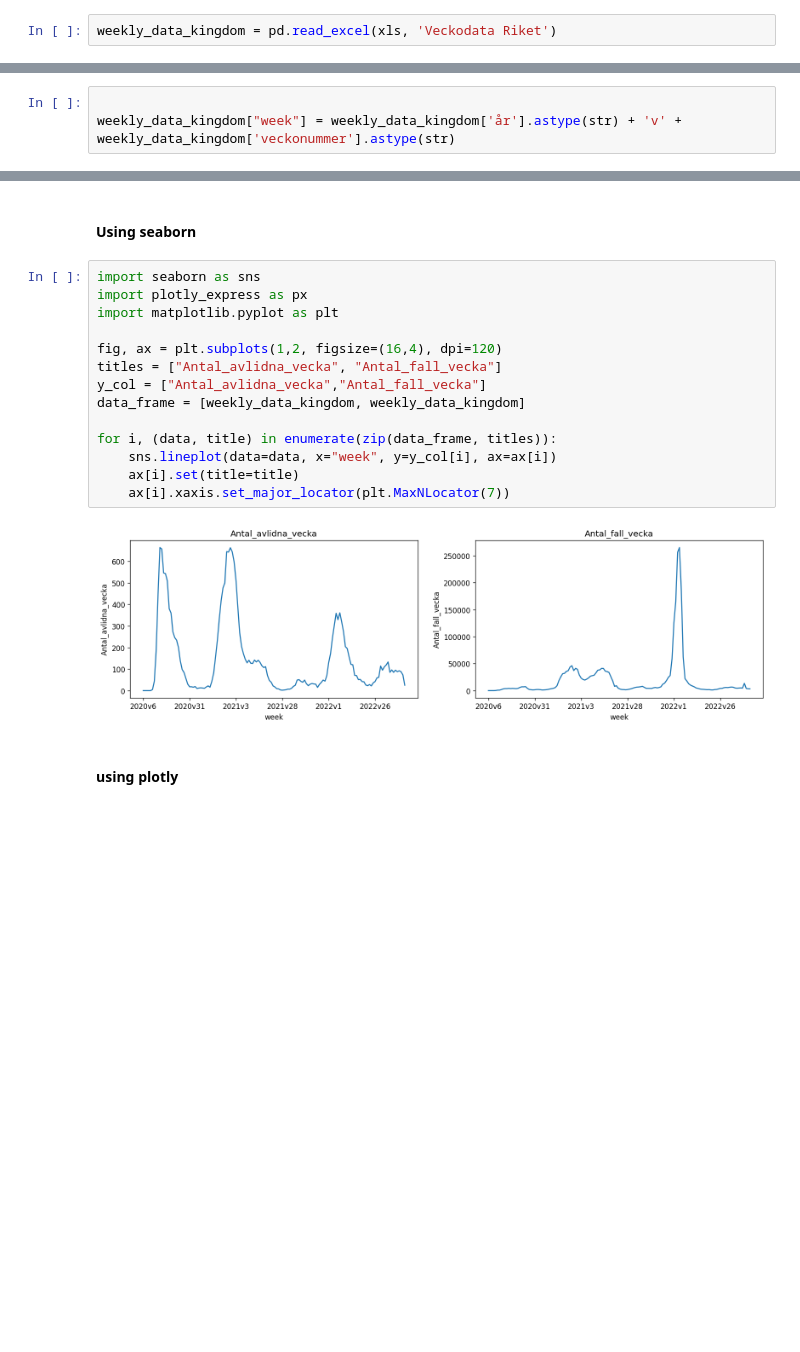
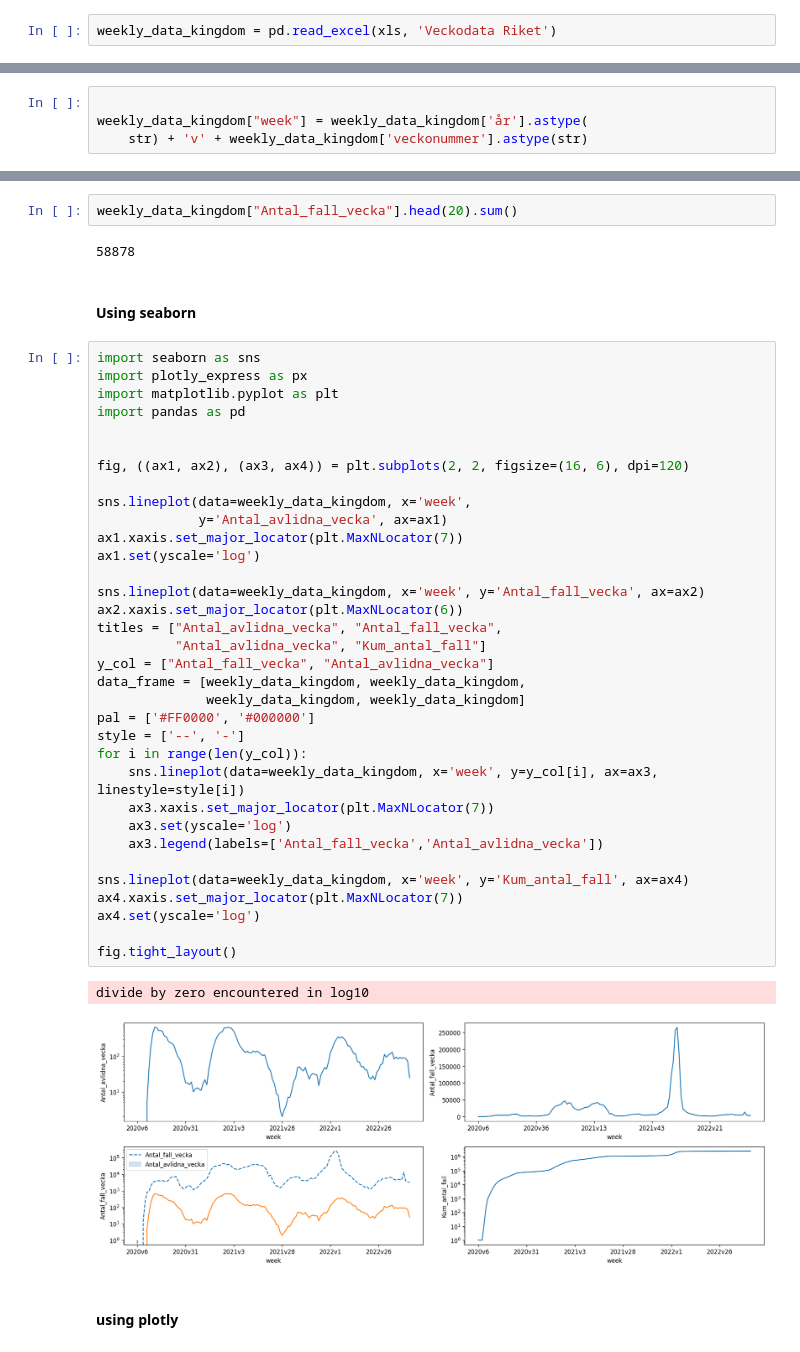
Before and after one commit to CyrilleKolle/Labb_databehandling, a Jupyter notebook: Code/data.ipynb, the cells around one changed output, grey strips where cells are left out. Drawn from its saved outputs; the diff is of its cells as text; blank space fills up the shorter version.

```diff
--- a/Code/data.ipynb
+++ b/Code/data.ipynb
@@ -47,7 +49,8 @@ weekly_data_kingdom.head()
 | 4 | 2020 | 10 | 211 | 2 | 2 | 225 | ... |
 # %%
 
-weekly_data_kingdom["week"] = weekly_data_kingdom['år'].astype(str) + 'v' + weekly_data_kingdom['veckonummer'].astype(str)
+weekly_data_kingdom["week"] = weekly_data_kingdom['år'].astype(
+    str) + 'v' + weekly_data_kingdom['veckonummer'].astype(str)
 # %%
 weekly_data_kingdom.head()
 # %% [output]
@@ -81,24 +84,49 @@ weekly_data_kingdom.head()
 | 2 | 2020 | 8 | 2020v8 | 0 | 0 | 0 | ... |
 | 3 | 2020 | 9 | 2020v9 | 13 | 0 | 0 | ... |
 | 4 | 2020 | 10 | 2020v10 | 211 | 2 | 2 | ... |
+# %%
+weekly_data_kingdom["Antal_fall_vecka"].head(20).sum()
+# %% [output]
+58878
 # %% [markdown]
 #### Using seaborn
 # %%
 import seaborn as sns
 import plotly_express as px
 import matplotlib.pyplot as plt
+import pandas as pd
 
-fig, ax = plt.subplots(1,2, figsize=(16,4), dpi=120)
-titles = ["Antal_avlidna_vecka", "Antal_fall_vecka"]
-y_col = ["Antal_avlidna_vecka","Antal_fall_vecka"]
-data_frame = [weekly_data_kingdom, weekly_data_kingdom]
 
-for i, (data, title) in enumerate(zip(data_frame, titles)):
-    sns.lineplot(data=data, x="week", y=y_col[i], ax=ax[i])
-    ax[i].set(title=title)
-    ax[i].xaxis.set_major_locator(plt.MaxNLocator(7))
+fig, ((ax1, ax2), (ax3, ax4)) = plt.subplots(2, 2, figsize=(16, 6), dpi=120)
+
+sns.lineplot(data=weekly_data_kingdom, x='week',
+             y='Antal_avlidna_vecka', ax=ax1)
+ax1.xaxis.set_major_locator(plt.MaxNLocator(7))
+ax1.set(yscale='log')
+
+sns.lineplot(data=weekly_data_kingdom, x='week', y='Antal_fall_vecka', ax=ax2)
+ax2.xaxis.set_major_locator(plt.MaxNLocator(6))
+titles = ["Antal_avlidna_vecka", "Antal_fall_vecka",
+          "Antal_avlidna_vecka", "Kum_antal_fall"]
+y_col = ["Antal_fall_vecka", "Antal_avlidna_vecka"]
+data_frame = [weekly_data_kingdom, weekly_data_kingdom,
+              weekly_data_kingdom, weekly_data_kingdom]
+pal = ['#FF0000', '#000000']
+style = ['--', '-']
+for i in range(len(y_col)):
+    sns.lineplot(data=weekly_data_kingdom, x='week', y=y_col[i], ax=ax3, linestyle=style[i])
+    ax3.xaxis.set_major_locator(plt.MaxNLocator(7))
+    ax3.set(yscale='log')
+    ax3.legend(labels=['Antal_fall_vecka','Antal_avlidna_vecka'])
+
+sns.lineplot(data=weekly_data_kingdom, x='week', y='Kum_antal_fall', ax=ax4)
+ax4.xaxis.set_major_locator(plt.MaxNLocator(7))
+ax4.set(yscale='log')
+
+fig.tight_layout()
 # %% [output]
+divide by zero encountered in log10
-[figure, old version]
+[figure, new version]
 # %% [markdown]
 #### using plotly
 # %%
```
Also changed, not shown: parts of 4 cells of this notebook.
